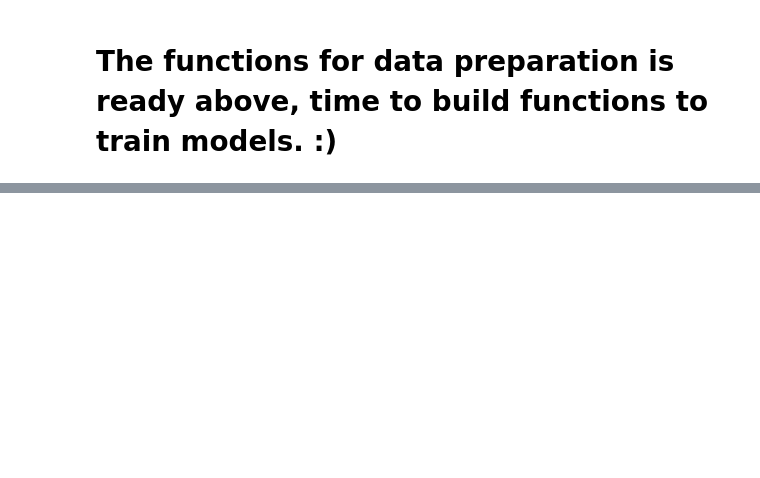
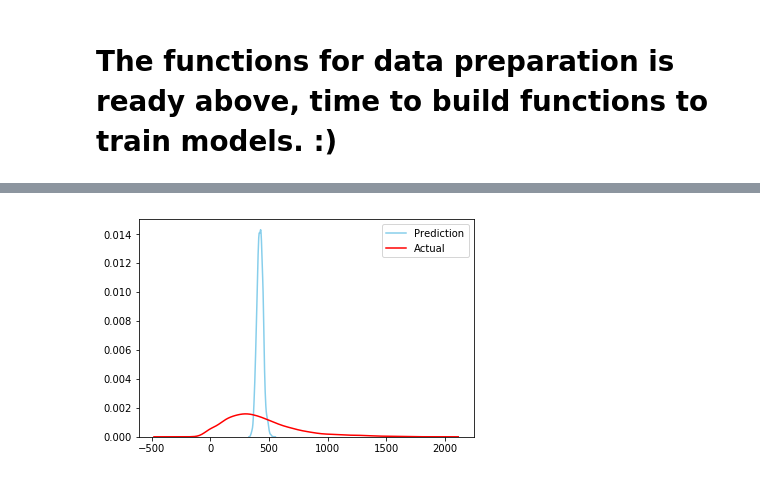
Before and after one commit to xinyuewang1/DublinBusDataAnalysis, a Jupyter notebook: Some fucntions.ipynb, the cells around one changed output, grey strips where cells are left out. Cells and saved outputs as stored; diff of their text form; code cells hidden in the pictures; blank space fills up the shorter version.

```diff
--- a/Some fucntions.ipynb
+++ b/Some fucntions.ipynb
@@ -518,0 +580,3 @@ MAE: 218.80990780467775
+# %%
+X = testdf[Xcol].sample(frac=1)
+X
@@ -518,0 +602,3 @@ MAE: 218.80990780467775
+# %%
+split = int(testdf.shape[0]*0.9)
+print(split)
@@ -518,0 +607,10 @@ MAE: 218.80990780467775
+# %%
+X_train, X_test = X[:split], X[split:]
+y_train, y_test = testdf[y][:split], testdf[y][split:]
+scaler = StandardScaler()
+scaler.fit(X_train)
+
+
+X_train = scaler.transform(X_train)
+X_test = scaler.transform(X_test)
+X_train
@@ -518,0 +637,9 @@ MAE: 218.80990780467775
+# %%
+import seaborn as sns
+def plotPred(y_pred,y_test):
+    plot = sns.kdeplot( y_pred , color="skyblue", label="Prediction")
+    plot = sns.kdeplot( y_test , color="red", label="Actual")
+# %%
+plotPred(regr.predict(X_train),y_train)
+# %% [output]
+[figure, added]
```
Also changed, not shown: parts of 19 cells of this notebook.
